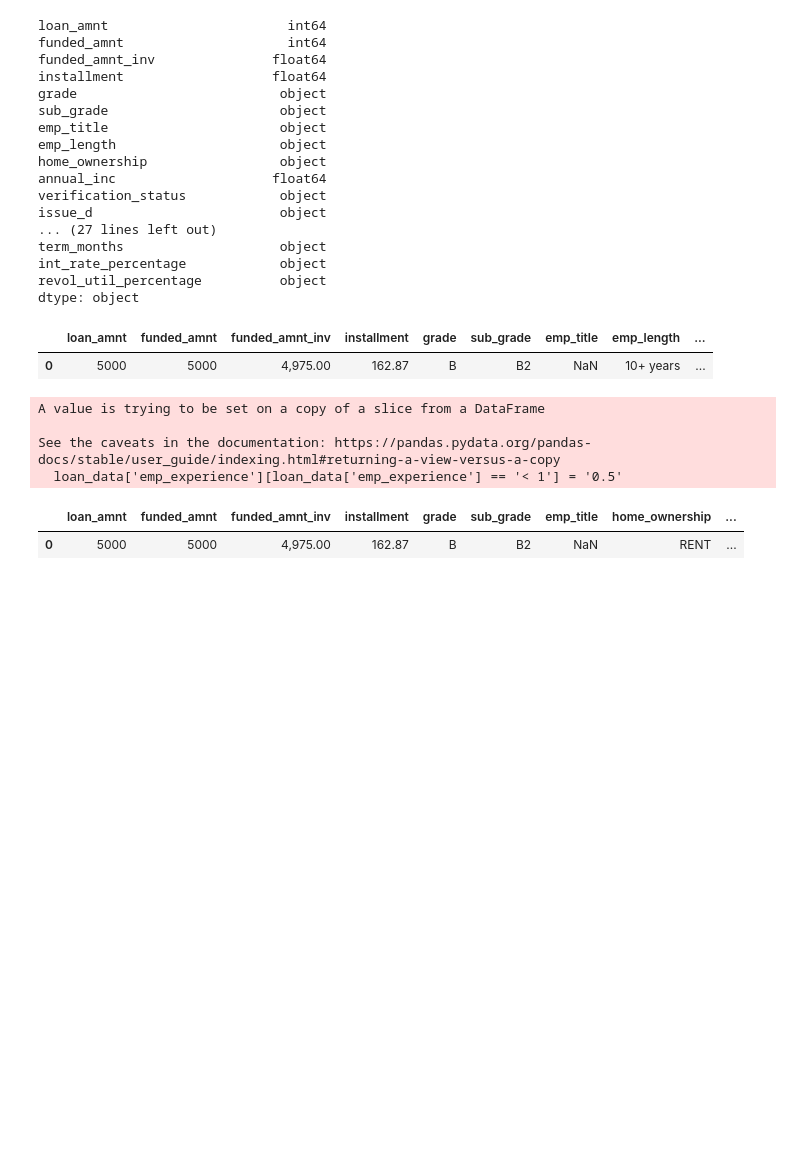
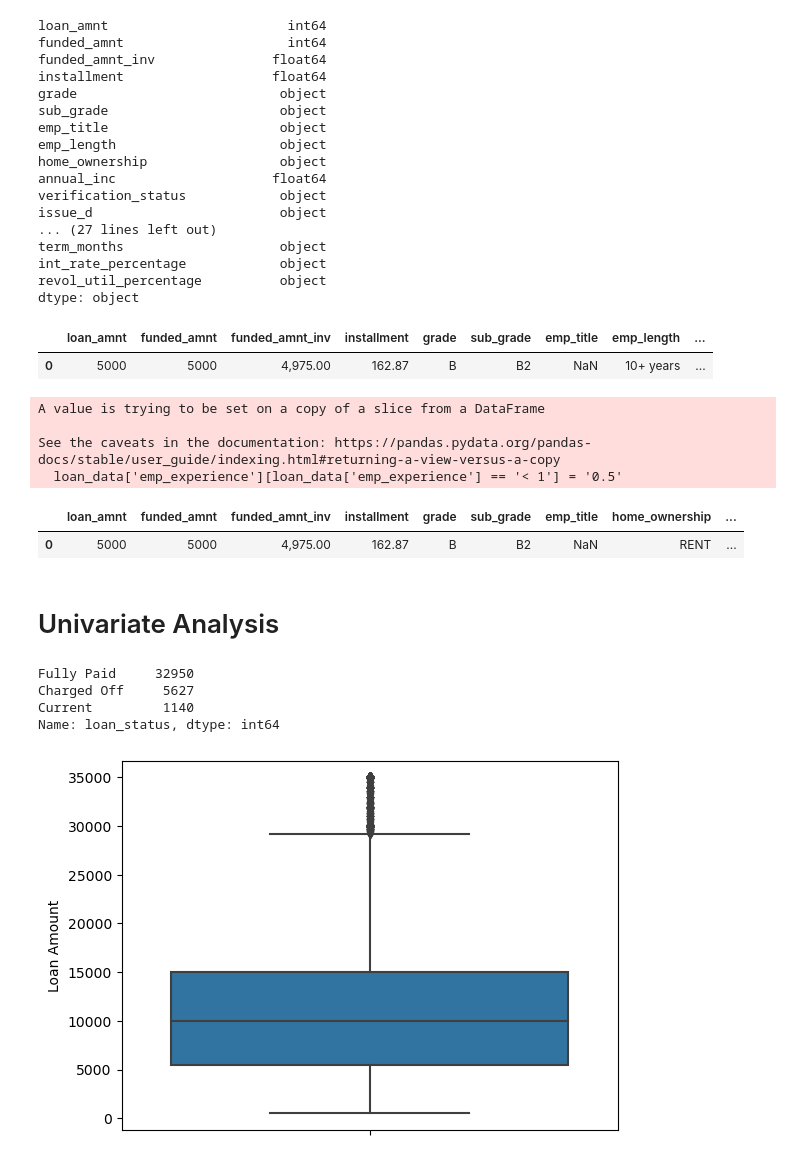
Before and after one commit to Sabarishx/Money-Lending-Analysis, a Jupyter notebook: EDA.ipynb, the cells around one changed output. Cells and saved outputs as stored; diff of their text form; code cells hidden in the pictures; blank space fills up the shorter version.

```diff
--- a/EDA.ipynb
+++ b/EDA.ipynb
@@ -535,3 +562,5 @@ loan_data.head(1)
 # %% [output]
 |  | loan_amnt | funded_amnt | funded_amnt_inv | installment | grade | sub_grade | emp_title | emp_length | ... |
 | 0 | 5000 | 5000 | 4,975.00 | 162.87 | B | B2 | NaN | 10+ years | ... |
+# %%
+loan_data['emp_experience'][loan_data['emp_experience'] == '< 1'] = '0.5'
@@ -580,3 +611,19 @@ loan_data.head(1)
 # %% [output]
 |  | loan_amnt | funded_amnt | funded_amnt_inv | installment | grade | sub_grade | emp_title | home_ownership | ... |
 | 0 | 5000 | 5000 | 4,975.00 | 162.87 | B | B2 | NaN | RENT | ... |
+# %% [markdown]
+# Univariate Analysis
+# %%
+master_data = loan_data[:]
+master_data['loan_status'].value_counts()
+# %% [output]
+Fully Paid     32950
+Charged Off     5627
+Current         1140
+Name: loan_status, dtype: int64
+# %%
+sn.boxplot(y = master_data['loan_amnt'])
+plt.ylabel('Loan Amount')
+plt.show()
+# %% [output]
+[figure, added]
```
Also changed, not shown: parts of 24 cells of this notebook.
